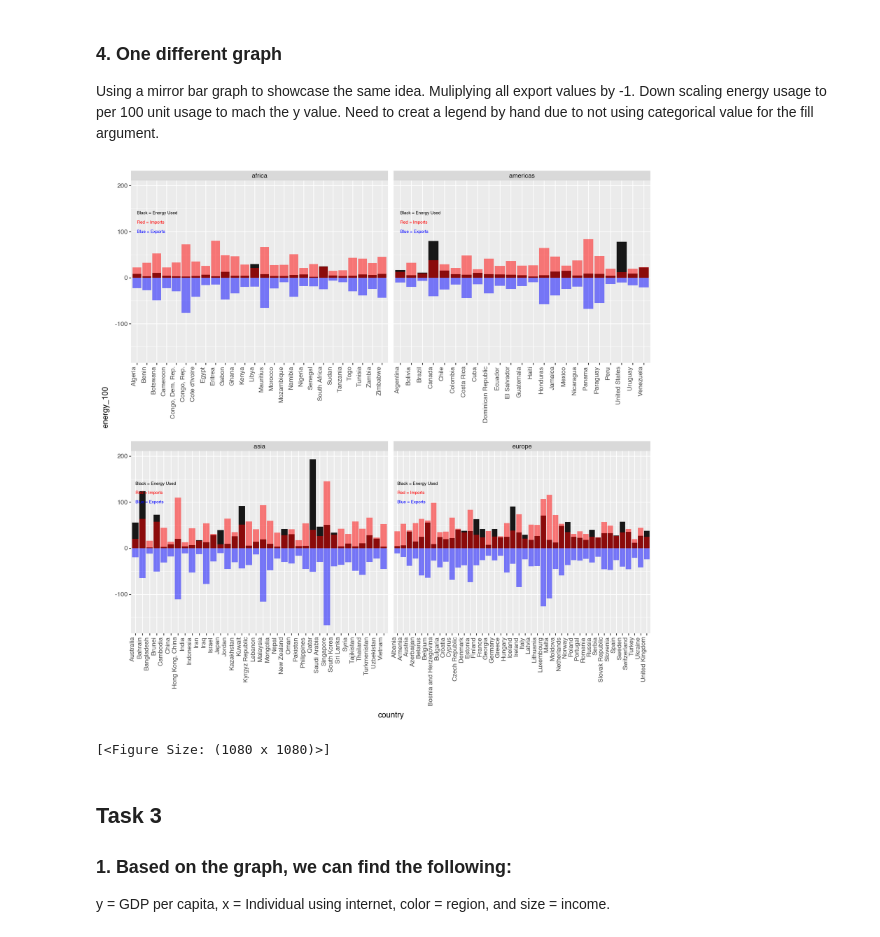
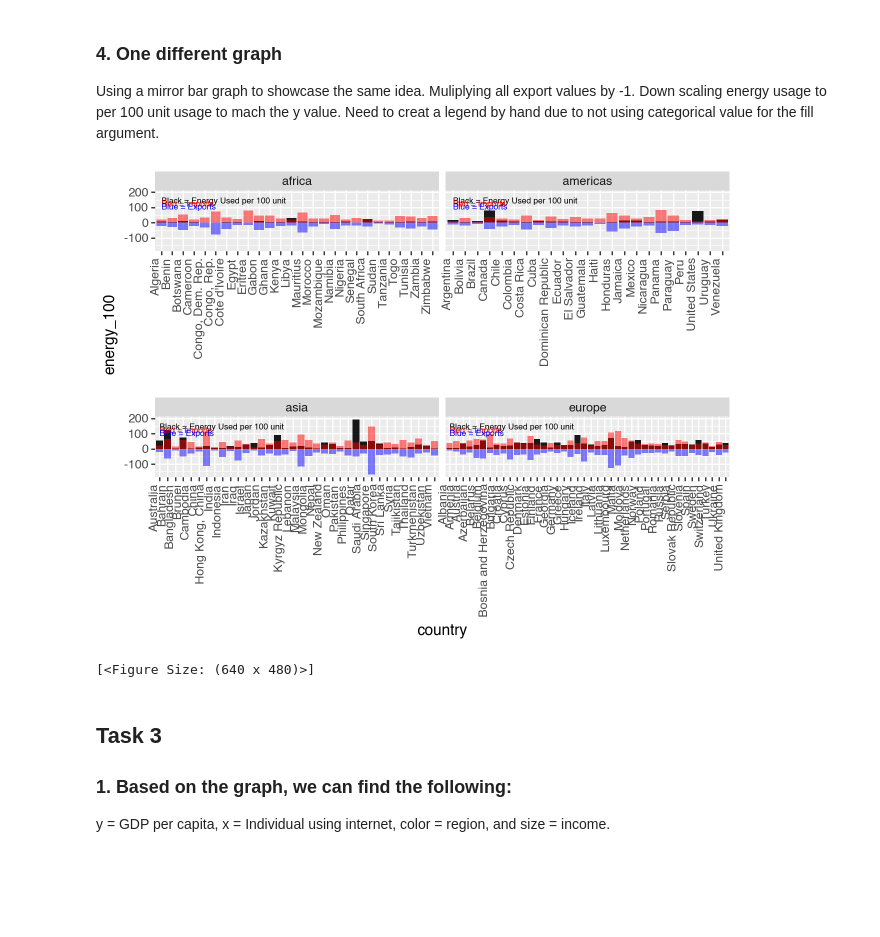
Before and after one commit to cybernewbee/gsb_544, a Jupyter notebook: lab/lab_1/lab_1.ipynb, the cells around one changed output. Cells and saved outputs as stored; diff of their text form; code cells hidden in the pictures; blank space fills up the shorter version.

```diff
--- a/lab/lab_1/lab_1.ipynb
+++ b/lab/lab_1/lab_1.ipynb
@@ -116,19 +117,19 @@ df2["energy_100"] = df2["energy"] / 100
 # %%
 [p9.ggplot(df2) +
  p9.aes(x="country") +
  p9.geom_bar(p9.aes(y="energy_100"), stat="identity", fill="black", alpha =0.9) +
  p9.geom_bar(p9.aes(y="imports"), stat="identity", fill="red", alpha = 0.5) +
  p9.geom_bar(p9.aes(y="neg_exports"), stat="identity", fill="blue", alpha = 0.5) +
  p9.facet_wrap('~four_regions', scales='free_x', ncol=2) +
- p9.theme(figure_size=(10.8, 10.8),
+ p9.theme(
           axis_text_x=p9.element_text(angle=90, hjust=1)) +
  p9.annotate("text", x=1, y=140, label="Black = Energy Used per 100 unit", color="black", size=6, ha='left') + # using anotation instead of a legend; code suggested by Chat
  p9.annotate("text", x=1, y=120, label="Red = Imports", color="red", size=6, ha='left') +
  p9.annotate("text", x=1, y=100, label="Blue = Exports", color="blue", size=6, ha='left')
 ]
 # %% [output]
-[figure, old version]
+[figure, new version]
-[<Figure Size: (1080 x 1080)>]
+[<Figure Size: (640 x 480)>]
 # %% [markdown]
 ## Task 3
 ### 1. Based on the graph, we can find the following:
```
Also changed, not shown: parts of 6 cells of this notebook, 6 other files.
